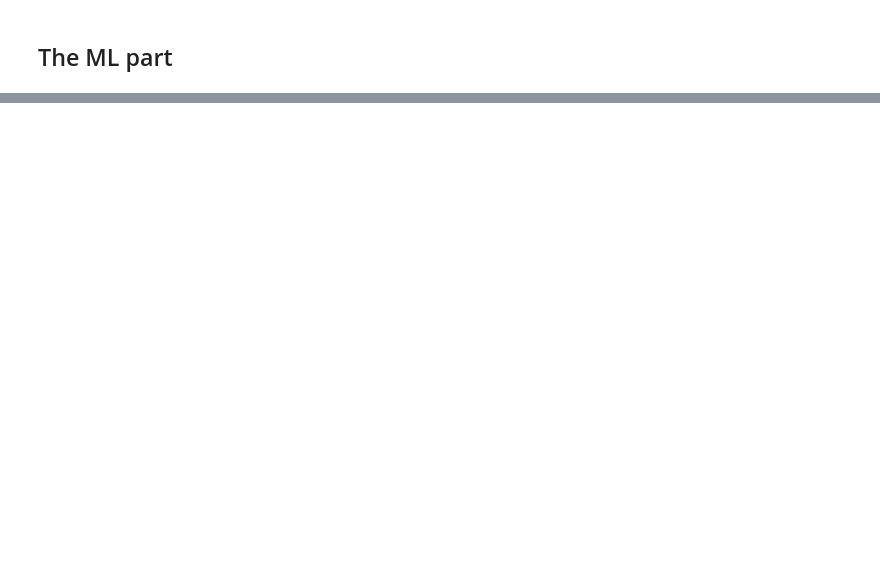
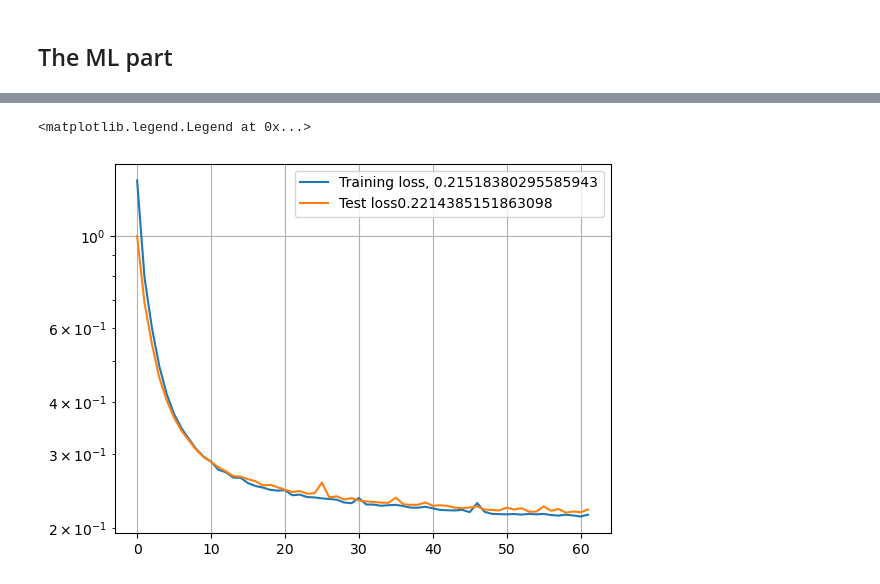
Before and after one commit to dhruvbalwada/mesoscale_buoyancy_param_ML, a Jupyter notebook: module_dev_notebooks/test_modules.ipynb, the cells around one changed output, grey strips where cells are left out. Cells and saved outputs as stored; diff of their text form; code cells hidden in the pictures; blank space fills up the shorter version.

```diff
--- a/module_dev_notebooks/test_modules.ipynb
+++ b/module_dev_notebooks/test_modules.ipynb
@@ -167,0 +312,2 @@ AttributeError: 'MLDataset' object has no attribute 'input_channels'
+# %%
+ANN_model = ML_classes.PointwiseANN(num_in=7,shape=[36,36,2])
@@ -167,0 +318,5 @@ AttributeError: 'MLDataset' object has no attribute 'input_channels'
+# %%
+regress_sys = ML_classes.AnnRegressionSystem(ANN_model)
+# %%
+%%time
+regress_sys.train_system(ML_data_combo, num_epoch=21, print_freq=2)
@@ -167,0 +337,3 @@ AttributeError: 'MLDataset' object has no attribute 'input_channels'
+# %%
+%%time
+regress_sys.train_system(ML_data_combo, num_epoch=41, print_freq=2)
@@ -167,0 +358,11 @@ AttributeError: 'MLDataset' object has no attribute 'input_channels'
+# %%
+## Loss plot
+plt.plot(regress_sys.train_loss, label='Training loss, '+str(regress_sys.train_loss[-1]))
+plt.plot(regress_sys.test_loss, label='Test loss'+str(regress_sys.test_loss[-1]))
+
+plt.grid()
+plt.yscale('log')
+plt.legend()
+# %% [output]
+<matplotlib.legend.Legend at 0x...>
+[figure, added]
```
Also changed, not shown: parts of 40 cells of this notebook, 5 other files.
